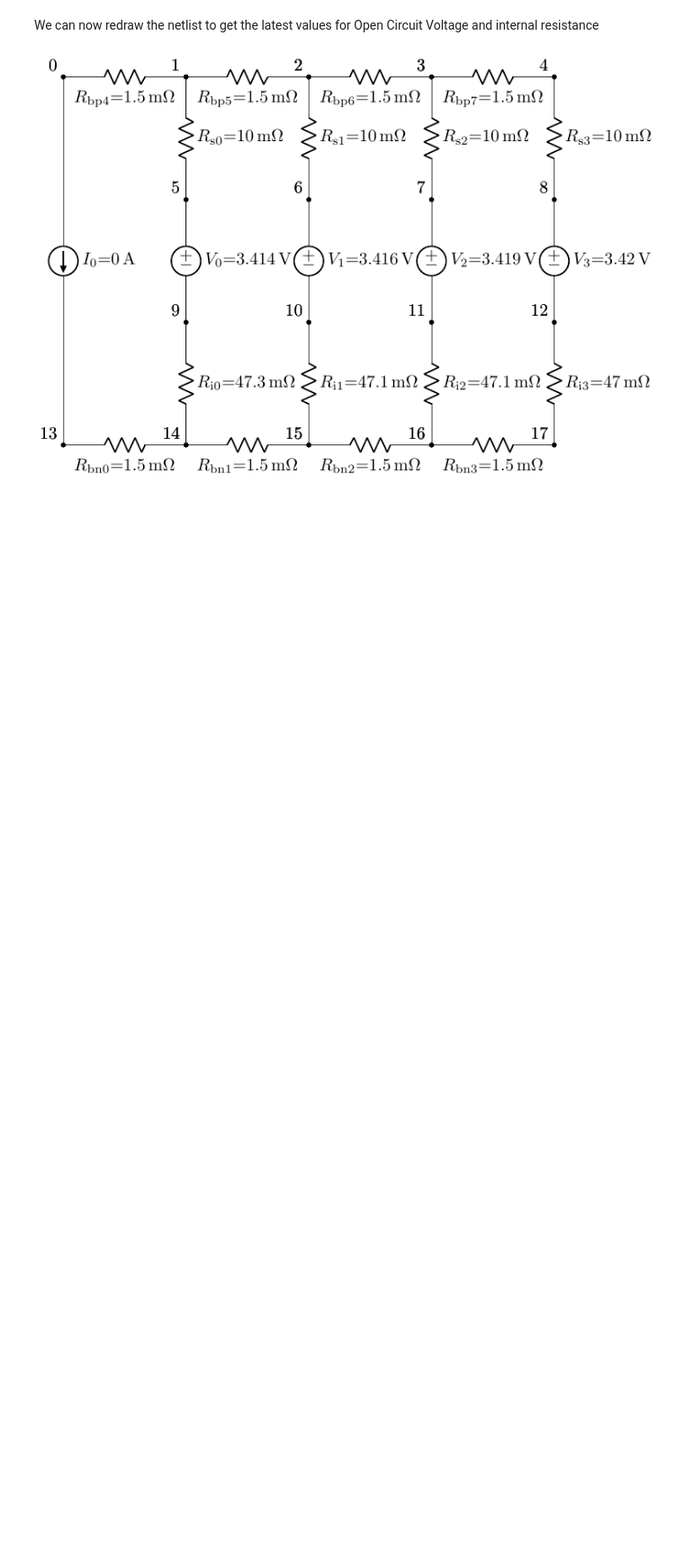
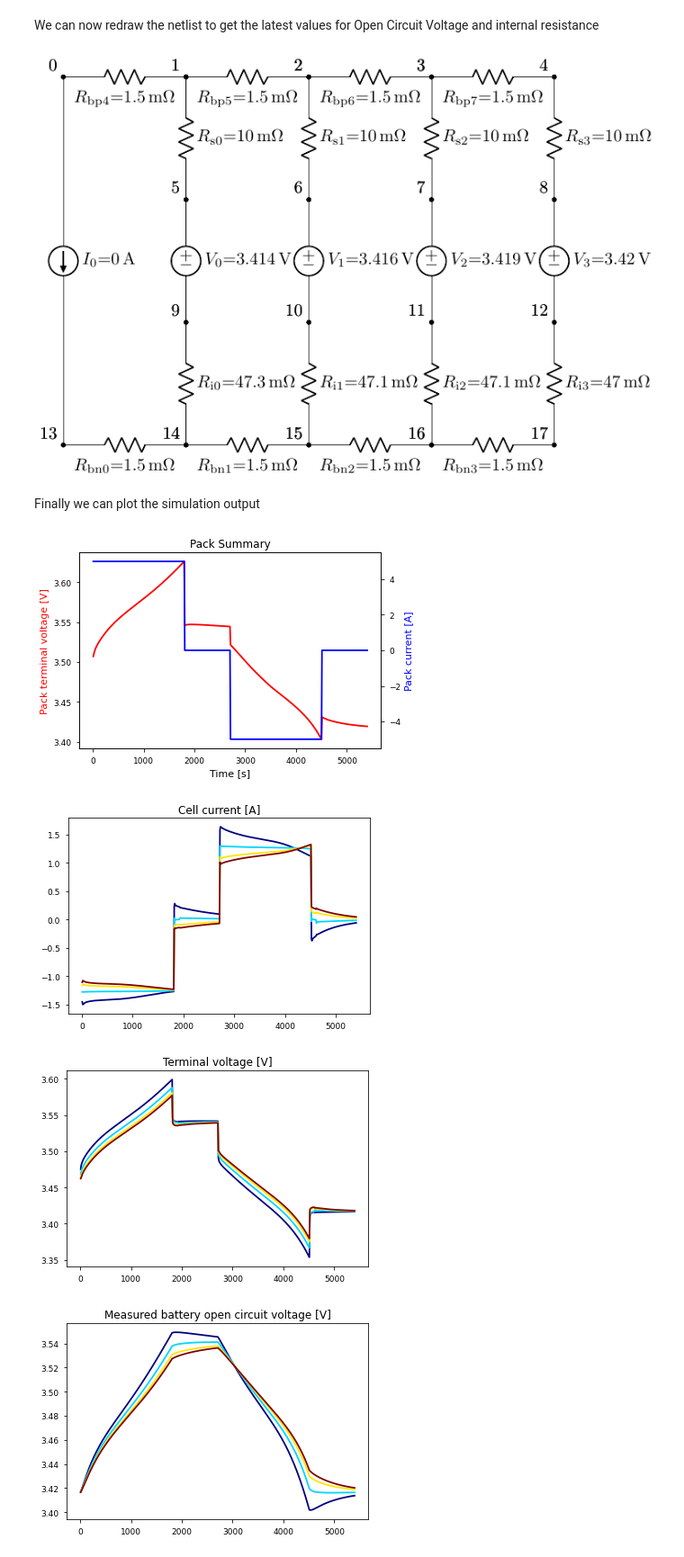
Before and after one commit to pybamm-team/liionpack, a Jupyter notebook: examples/notebooks/01 Getting Started.ipynb, the cells around one changed output. Shown at 90% size. Saved outputs shown, nothing was run; the diff lists cells and outputs as text; code cells hidden in the pictures; blank space fills up the shorter version.

Commit message:
Change output format to dict and add plot function and fix the latex printing

```diff
--- a/examples/notebooks/01 Getting Started.ipynb
+++ b/examples/notebooks/01 Getting Started.ipynb
@@ -130,3 +126,12 @@ We can now redraw the netlist to get the latest values for Open Circuit Voltage
 lp.draw_circuit(netlist, scale_factor=0.5, cpt_size=1.0, dpi=150, node_spacing=2.5)
 # %% [output]
 [figure]
+# %% [markdown]
+Finally we can plot the simulation output
+# %%
+lp.plot_output(output)
+# %% [output]
+[figure, added]
+[figure, added]
+[figure, added]
+[figure, added]
```
Also changed, not shown: parts of 5 cells of this notebook, 8 other files.
